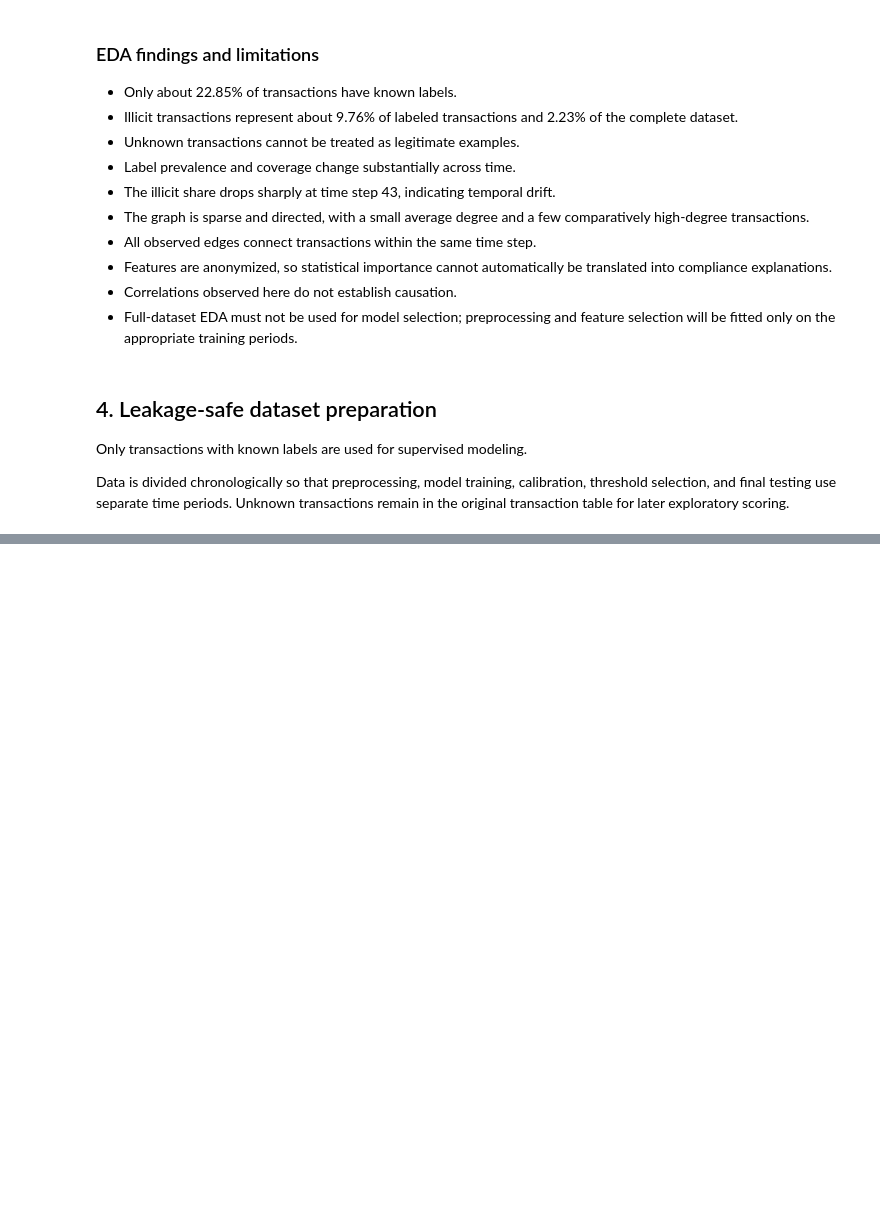
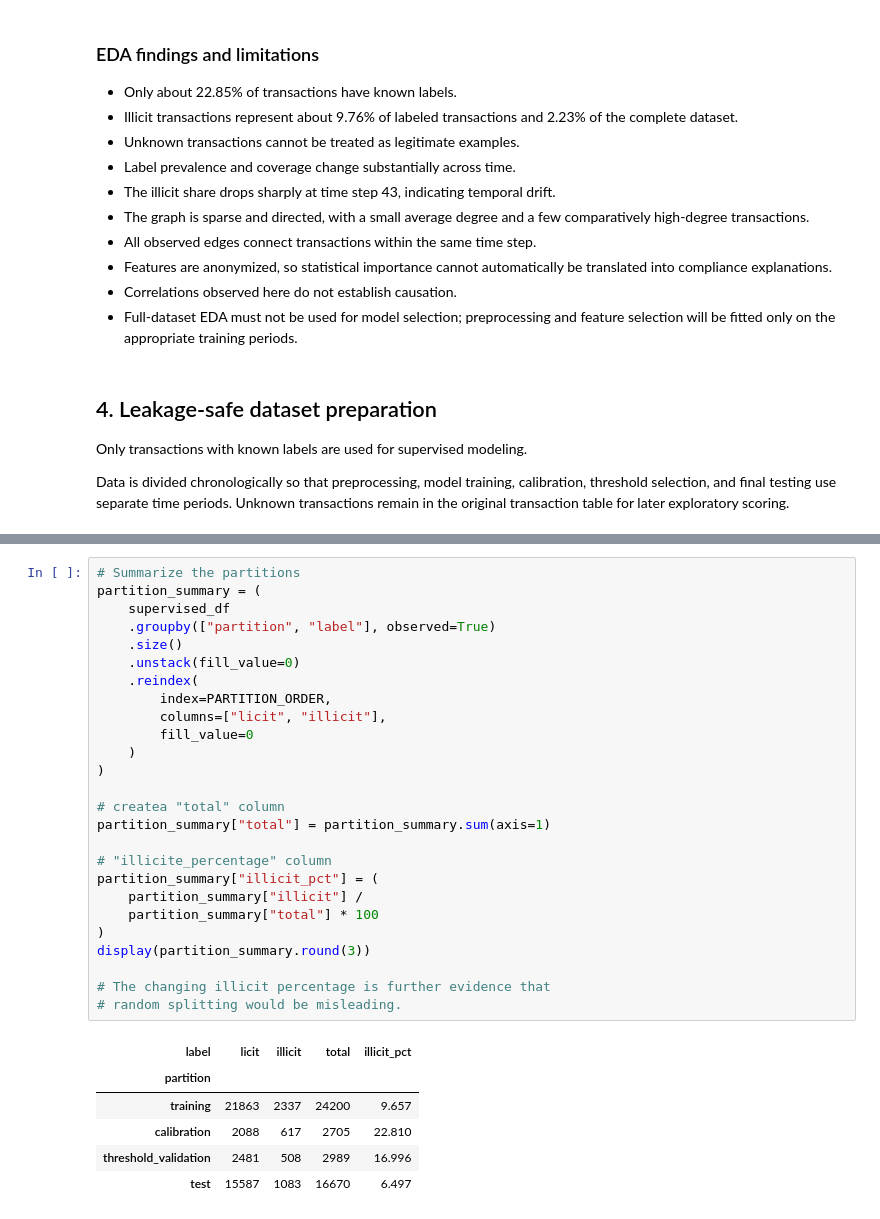
Before and after one commit to afrazahmad-hub/crypto-AML-transaction-monitoring, a Jupyter notebook: notebooks/main.ipynb, the cells around one changed output, grey strips where cells are left out. Drawn from its saved outputs; the diff is of its cells as text; blank space fills up the shorter version.

```diff
--- a/notebooks/main.ipynb
+++ b/notebooks/main.ipynb
@@ -1362,0 +1477,33 @@ Excluded UNKNOWN rows: 157205
+# %%
+# Summarize the partitions
+partition_summary = (
+    supervised_df
+    .groupby(["partition", "label"], observed=True)
+    .size()
+    .unstack(fill_value=0)
+    .reindex(
+        index=PARTITION_ORDER,
+        columns=["licit", "illicit"],
+        fill_value=0
+    )
+)
+
+# createa "total" column
+partition_summary["total"] = partition_summary.sum(axis=1)
+
+# "illicite_percentage" column
+partition_summary["illicit_pct"] = (
+    partition_summary["illicit"] /
+    partition_summary["total"] * 100
+)
+display(partition_summary.round(3))
+
+# The changing illicit percentage is further evidence that
+# random splitting would be misleading.
+# %% [output]
+| label | licit | illicit | total | illicit_pct |
+| partition |  |  |  |  |
+| training | 21863 | 2337 | 24200 | 9.657 |
+| calibration | 2088 | 617 | 2705 | 22.810 |
+| threshold_validation | 2481 | 508 | 2989 | 16.996 |
+| test | 15587 | 1083 | 16670 | 6.497 |
```
Also changed, not shown: parts of 13 cells of this notebook.
